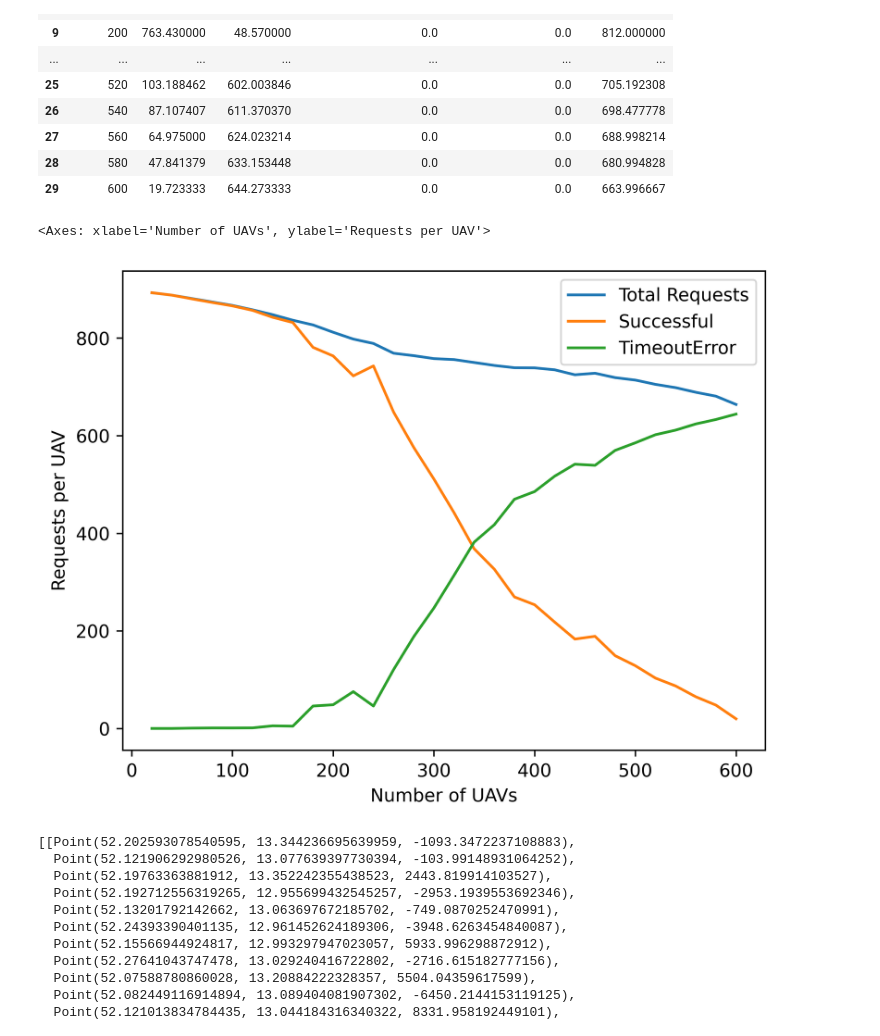
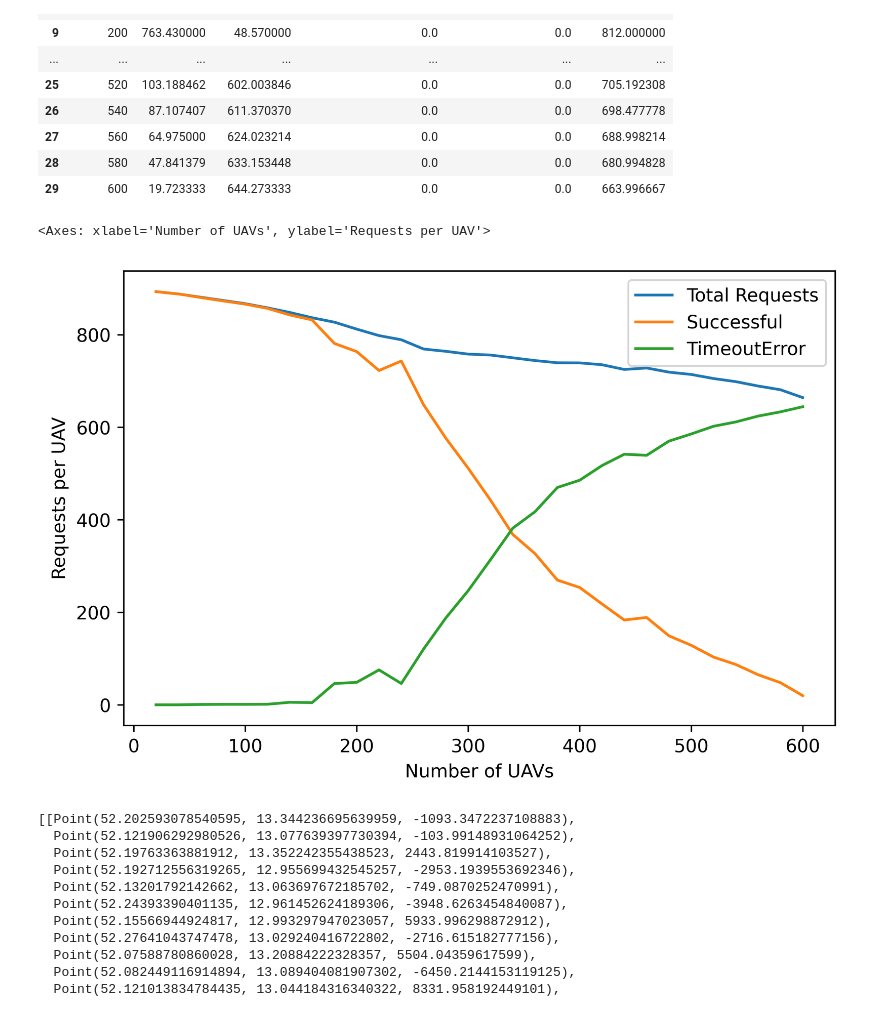
Before and after one commit to jan-be/skybed, a Jupyter notebook: evaluation/evaluation_graphs.ipynb, the cells around one changed output. Cells and saved outputs as stored; diff of their text form; code cells hidden in the pictures.

```diff
--- a/evaluation/evaluation_graphs.ipynb
+++ b/evaluation/evaluation_graphs.ipynb
@@ -87,10 +87,10 @@ df
 | 28 | 580 | 47.841379 | 633.153448 | 0.0 | 0.0 | 680.994828 |
 | 29 | 600 | 19.723333 | 644.273333 | 0.0 | 0.0 | 663.996667 |
 # %%
-df.plot(x="uav_count", y=["Total Requests", "Successful", "TimeoutError"], xlabel="Number of UAVs", ylabel="Requests per UAV")
+df.plot(x="uav_count", y=["Total Requests", "Successful", "TimeoutError"], xlabel="Number of UAVs", ylabel="Requests per UAV", figsize=(7, 4.5))
 # %% [output]
 <Axes: xlabel='Number of UAVs', ylabel='Requests per UAV'>
-[figure, old version]
+[figure, new version]
 # %%
 starting_points = [Point(52.20926387119226, 13.150638419142386, 280.9868274900829), Point(52.208051405942456, 13.15857518241892, 300.937371163478), Point(52.198012191049756, 13.158607849834379, 396.5570952075306), Point(52.20857977888169, 13.158389690474372, 336.79678638308826), Point(52.20181828847081, 13.15867314577977, 393.32127355415173), Point(52.20191562969281, 13.151386910791725, 202.80834003280378), Point(52.20676952788984, 13.140435781101301, 298.71557329306495), Point(52.209727489671614, 13.14423426654506, 313.50214812413435), Point(52.19714775273406, 13.142021841086065, 264.01092093450916), Point(52.20253424701217, 13.15454415291235, 309.48818226568477), Point(52.208664771427586, 13.152165265998521, 288.99780525510323), Point(52.20430117139342, 13.1442007512861, 237.34590565111102), Point(52.20463089775913, 13.155565003154342, 375.35407416455496), Point(52.210843054480684, 13.151224923213974, 278.259210046925), Point(52.20648110215885, 13.158313704063547, 317.96023670623197), Point(52.2113707316264, 13.160338081502085, 383.38824358949125), Point(52.20824193584436, 13.153015871523243, 369.01551513430303), Point(52.197236146603, 13.156304584149225, 266.5072298439311), Point(52.20869369609243, 13.141317606072326, 314.77320735783337), Point(52.21057575445574, 13.153112922913243, 321.2676835508438)]
 # %%
```
Also changed, not shown: parts of 4 cells of this notebook, 13 other files.
